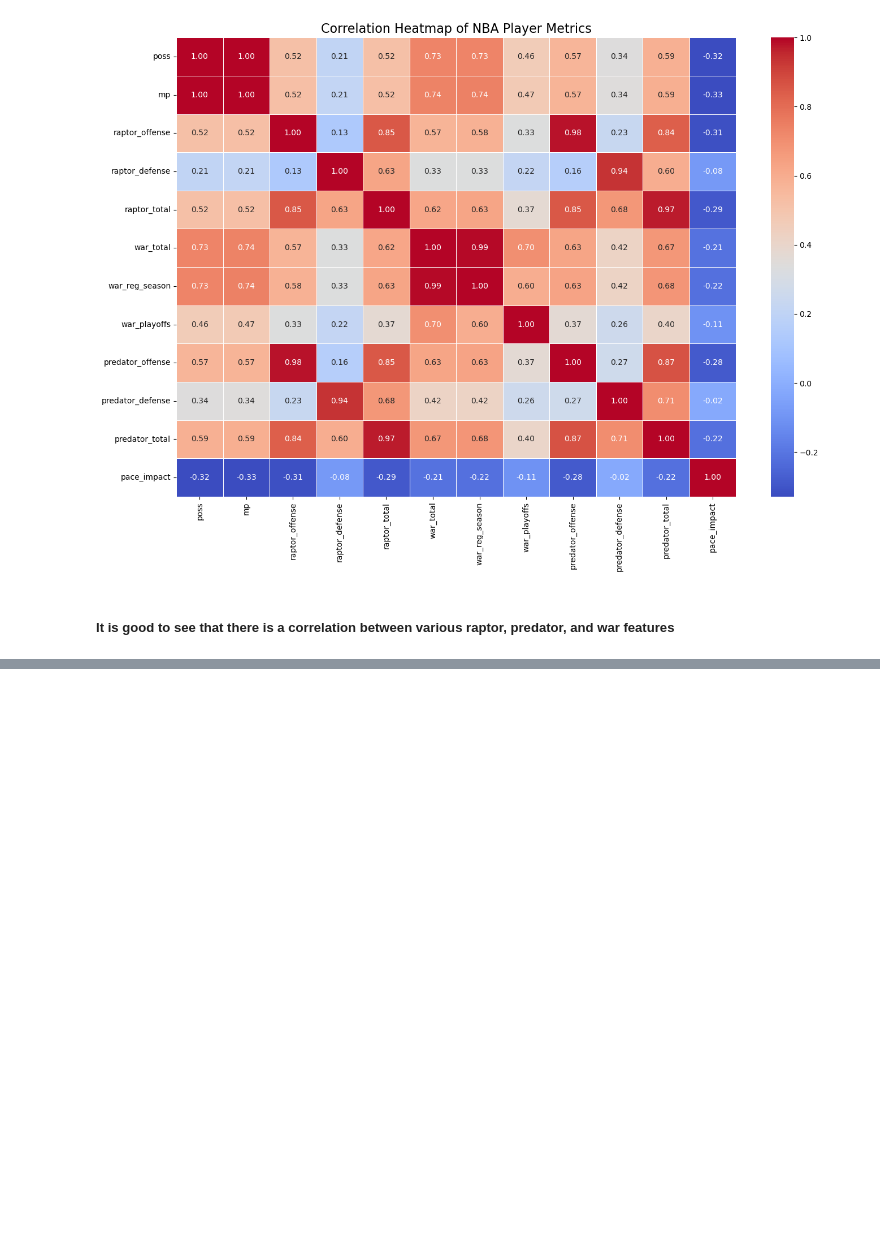
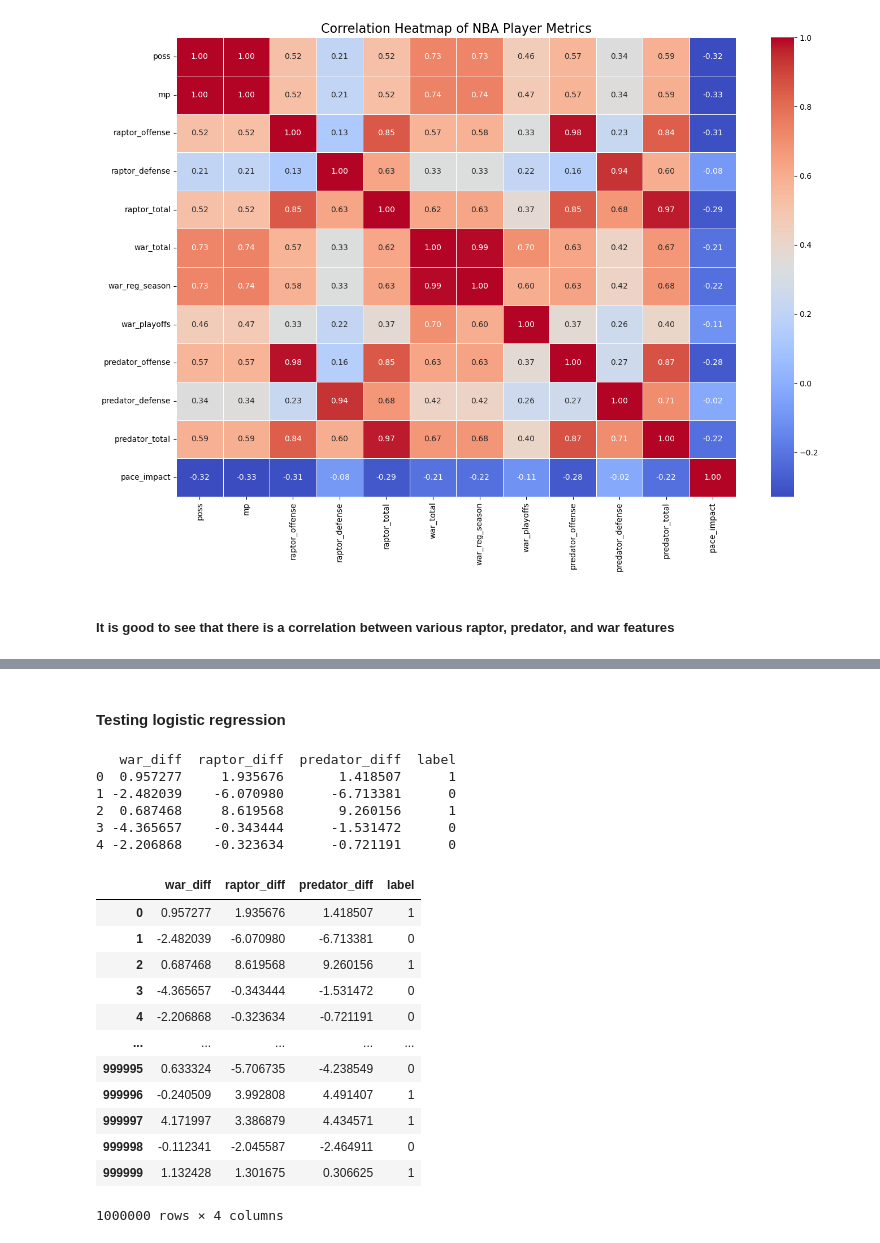
Before and after one commit to SarvaniK-26/NBATrade, a Jupyter notebook: nbatrades.ipynb, the cells around one changed output, grey strips where cells are left out. Drawn from its saved outputs; the diff is of its cells as text; code cells hidden in the pictures; blank space fills up the shorter version.

```diff
--- a/nbatrades.ipynb
+++ b/nbatrades.ipynb
@@ -313,3 +318,7 @@ plt.show()
 [figure]
 # %% [markdown]
 ##### It is good to see that there is a correlation between various raptor, predator, and war features
+# %%
+p1 = input("Enter player 1: ")
+# %%
+p2 = input("Enter player 2: ")
@@ -315,0 +400,54 @@ plt.show()
+# %% [markdown]
+#### Testing logistic regression
+# %%
+import pandas as pd
+import numpy as np
+
+
+player_avg_stats = player_avg_stats.dropna(subset=["war_total", "raptor_total", "predator_total"])
+
+# Sample random matchups
+num_pairs = 1000000
+matchups = []
+
+for _ in range(num_pairs):
+    p1, p2 = player_avg_stats.sample(n=2, replace=False).itertuples(index=False)
+
+    diff_war = p1.war_total - p2.war_total
+    diff_raptor = p1.raptor_total - p2.raptor_total
+    diff_pred = p1.predator_total - p2.predator_total
+
+    total_diff = diff_war + diff_raptor + diff_pred
+
+    matchups.append({
+        'war_diff': diff_war,
+        'raptor_diff': diff_raptor,
+        'predator_diff': diff_pred,
+        'label': 1 if total_diff > 0 else 0
+    })
+
+matchup_df = pd.DataFrame(matchups)
+print(matchup_df.head())
+# %% [output]
+   war_diff  raptor_diff  predator_diff  label
+0  0.957277     1.935676       1.418507      1
+1 -2.482039    -6.070980      -6.713381      0
+2  0.687468     8.619568       9.260156      1
+3 -4.365657    -0.343444      -1.531472      0
+4 -2.206868    -0.323634      -0.721191      0
+# %%
+matchup_df
+# %% [output]
+|  | war_diff | raptor_diff | predator_diff | label |
+| 0 | 0.957277 | 1.935676 | 1.418507 | 1 |
+| 1 | -2.482039 | -6.070980 | -6.713381 | 0 |
+| 2 | 0.687468 | 8.619568 | 9.260156 | 1 |
+| 3 | -4.365657 | -0.343444 | -1.531472 | 0 |
+| 4 | -2.206868 | -0.323634 | -0.721191 | 0 |
+| ... | ... | ... | ... | ... |
+| 999995 | 0.633324 | -5.706735 | -4.238549 | 0 |
+| 999996 | -0.240509 | 3.992808 | 4.491407 | 1 |
+| 999997 | 4.171997 | 3.386879 | 4.434571 | 1 |
+| 999998 | -0.112341 | -2.045587 | -2.464911 | 0 |
+| 999999 | 1.132428 | 1.301675 | 0.306625 | 1 |
+1000000 rows × 4 columns
```
Also changed, not shown: parts of 20 cells of this notebook, 1 other file.
